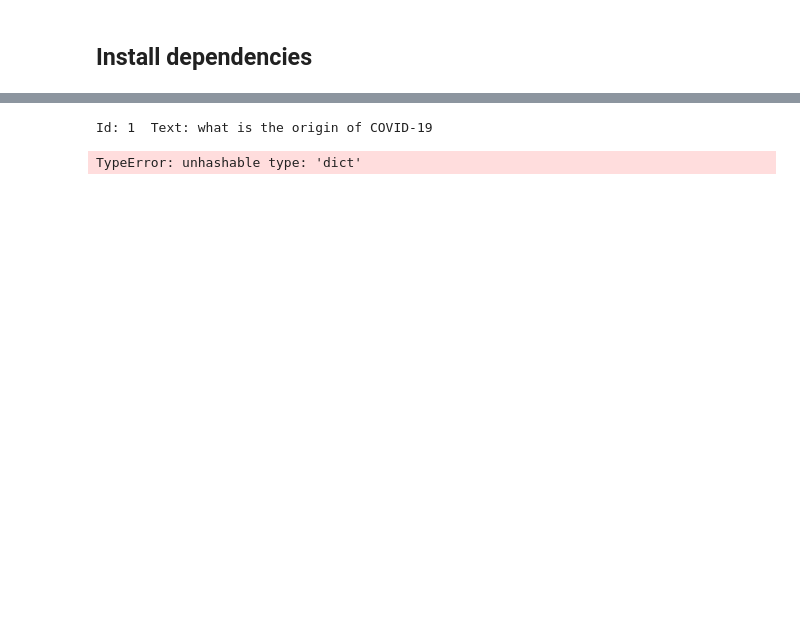
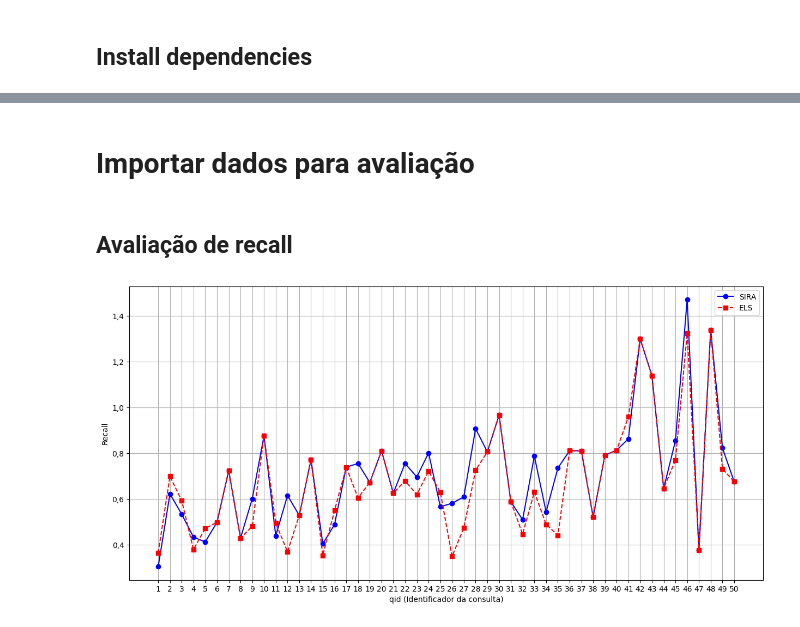
Before and after one commit to sira-serverless-ir-arch/ir-evaluation, a Jupyter notebook: evaluation.ipynb, the cells around one changed output, grey strips where cells are left out. Cells and saved outputs as stored; diff of their text form; code cells hidden in the pictures; blank space fills up the shorter version.

```diff
--- a/evaluation.ipynb
+++ b/evaluation.ipynb
@@ -16,12 +12,16 @@
-# %%
-from datasets.informationretrievaltest import InformationRetrievalTest, Collection, Arch
-
-# sira = InformationRetrievalTest(collection_name=Collection.Trec_covid, arch=Arch.SIRA)
-# sira.index_documents(url="http://127.0.0.1:8080/nir")
-
-els = InformationRetrievalTest(collection_name=Collection.Trec_covid, arch=Arch.ELS)
-# els.index_documents(url="http://127.0.0.1:9200/")
-els.retrival_documents()
-# %% [output]
-Id: 1  Text: what is the origin of COVID-19
-TypeError: unhashable type: 'dict'
+# %% [markdown]
+# Importar dados para avaliação
+# %%
+import json
+
+f = open('sira_ndcg.json')
+sira_ndcg = json.load(f)
+
+f = open('els_ndcg.json')
+els_ndcg = json.load(f)
+
+f = open('sira_fscore.json')
+sira_f_score = json.load(f)
+
+f = open('els_fscore.json')
+els_f_score = json.load(f)
@@ -27,0 +72,38 @@ TypeError: unhashable type: 'dict'
+# %% [markdown]
+## Avaliação de recall
+# %%
+import matplotlib.pyplot as plt
+import matplotlib.ticker as ticker
+
+nir = get_recall_data(sira_f_score)
+els = get_recall_data(els_f_score)
+list_qid = get_ids(sira_f_score["query_ids"])
+
+fig, ax = plt.subplots(figsize=(15, 7))
+ax.plot(nir, "o", label="SIRA", linestyle='-',color='blue')
+ax.plot(els, "s", label="ELS", linestyle='--',color='red')
+
+i = 0
+x_stick = []
+for qid in list_qid:
+    x_stick.append(i)
+    i = i + 1
+
+x_labels = list_qid
+plt.xticks(ticks=x_stick, labels=x_labels)
+plt.xticks(ticks=x_stick, labels=x_labels)
+
+# Formatar o eixo y para usar vírgulas como separador decimal
+fmt = ticker.FuncFormatter(lambda x, pos: '{:,.1f}'.format(x).replace('.',','))
+ax.yaxis.set_major_formatter(fmt)
+
+#add axis labels to plot
+# ax.set_title('F1 Sore')
+ax.set_xlabel('qid (Identificador da consulta)')
+ax.set_ylabel('Recall')
+ax.legend()
+ax.grid(True)
+# plt.show()
+plt.savefig("pdf/trec_covid_recall.pdf", format="pdf")
+# %% [output]
+[figure, added]
```
Also changed, not shown: parts of 11 cells of this notebook, 5 other files.
